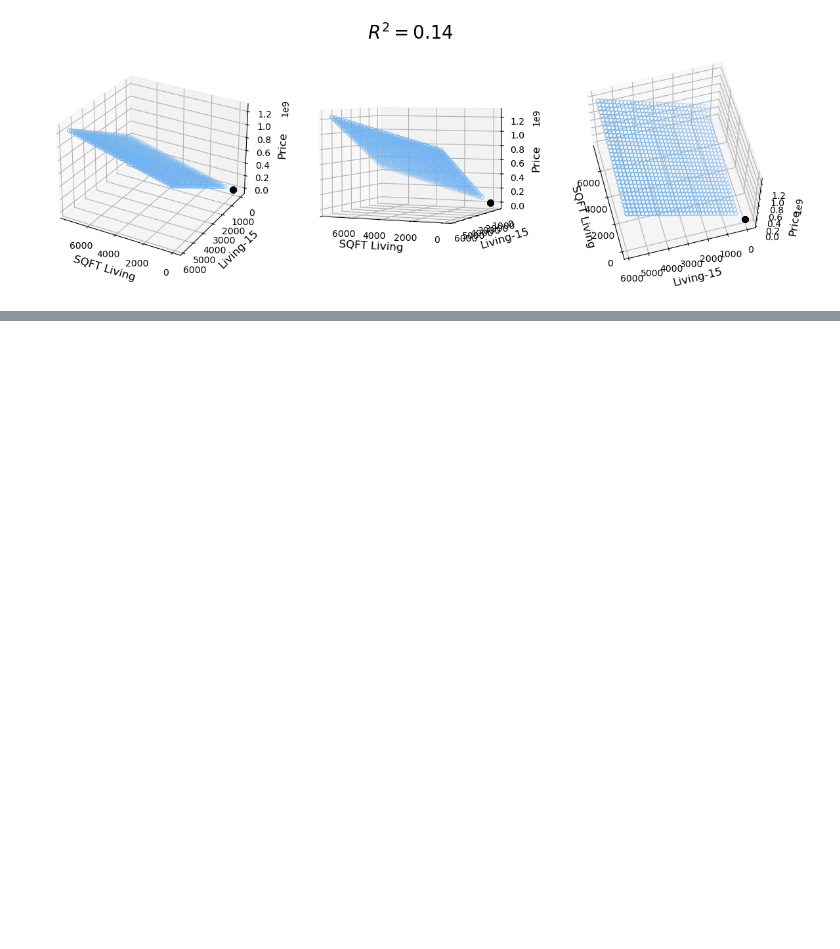
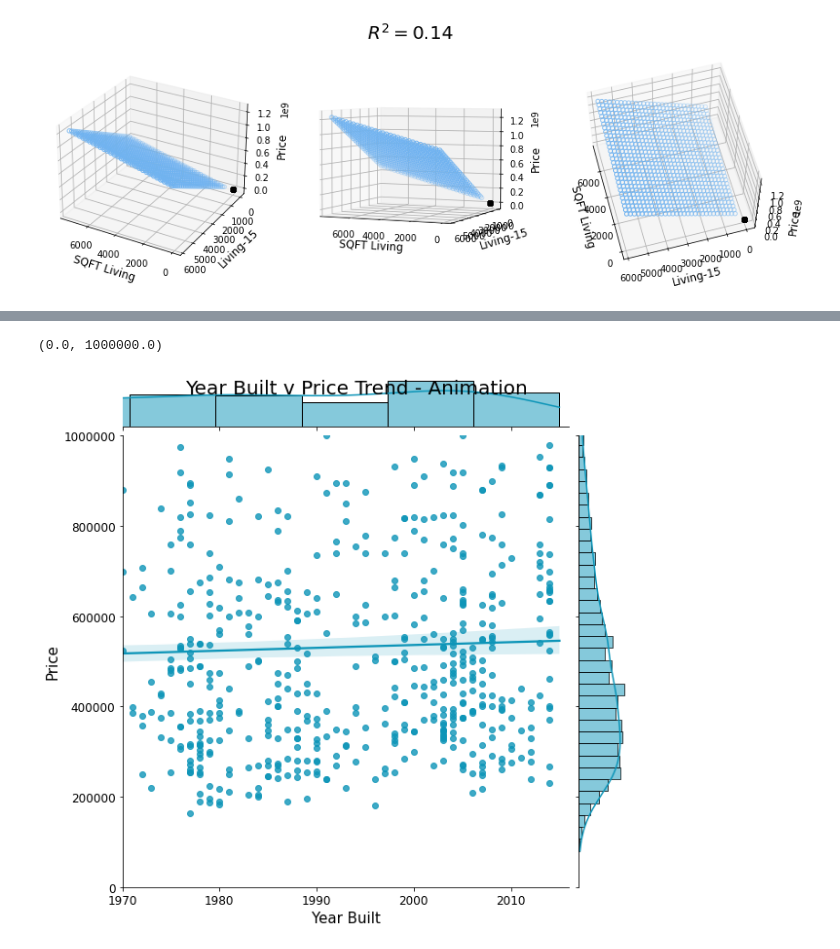
Before and after one commit to jnhoogstra/bsc-phase-two-project, a Jupyter notebook: notebooks/exploratory/elliott/Copy_of_Jakes.ipynb, the cells around one changed output, grey strips where cells are left out. Cells and saved outputs as stored; diff of their text form; code cells hidden in the pictures; blank space fills up the shorter version.

```diff
--- a/notebooks/exploratory/elliott/Copy_of_Jakes.ipynb
+++ b/notebooks/exploratory/elliott/Copy_of_Jakes.ipynb
@@ -252,0 +260,13 @@ plt.ylim(0,1000000)
+# %%
+sns.jointplot(x= X_train2["yr_built"].sample(n=1000, random_state=42), y=y_train2['price'],
+              kind="reg", color="#0D95B8", height=8, ratio=8)
+plt.suptitle("Year Built v Price Trend - Animation", fontsize=20)
+plt.xlabel("Year Built", fontsize=15)
+plt.ylabel("Price", fontsize=15)
+plt.tick_params(labelsize=12)
+plt.ticklabel_format(style='plain')
+plt.xlim(1970,2016)
+plt.ylim(0,1000000)
+# %% [output]
+(0.0, 1000000.0)
+[figure, added]
```
Also changed, not shown: parts of 14 cells of this notebook.
